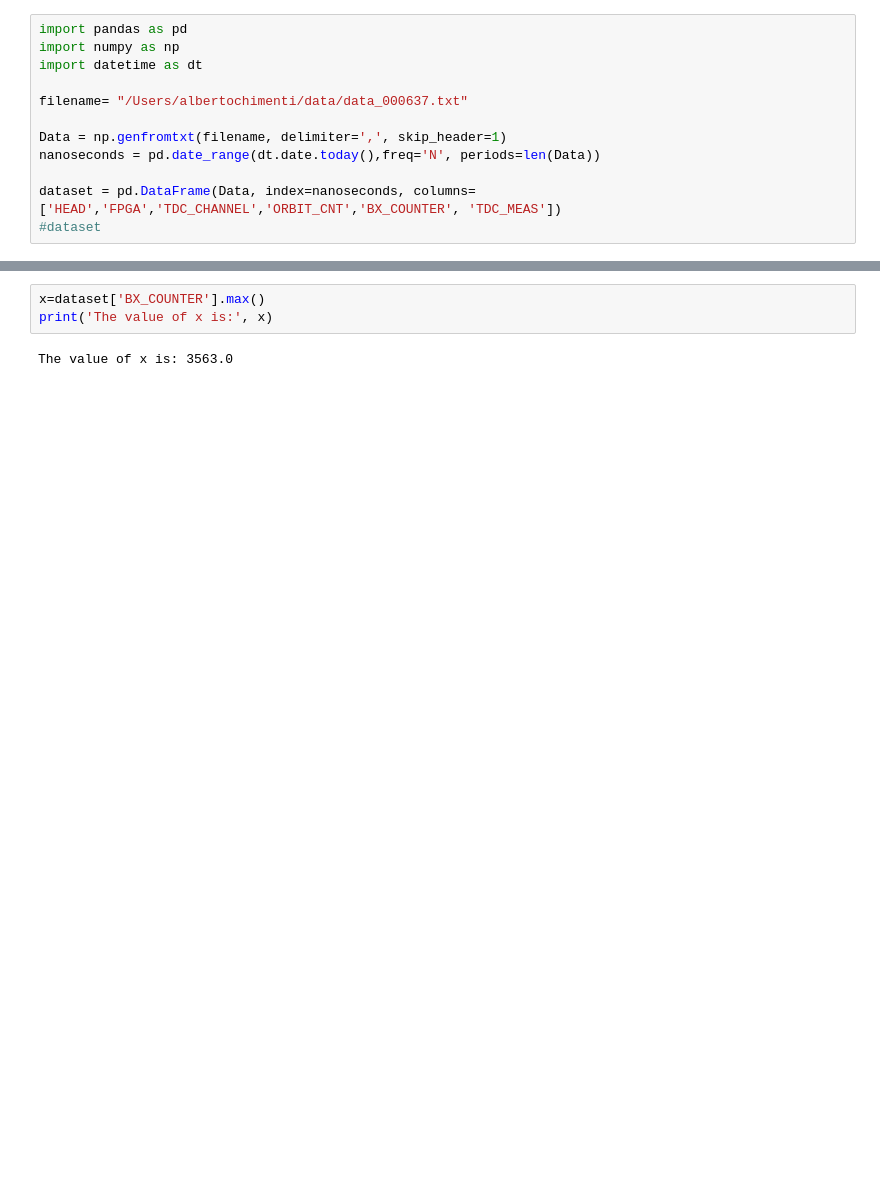
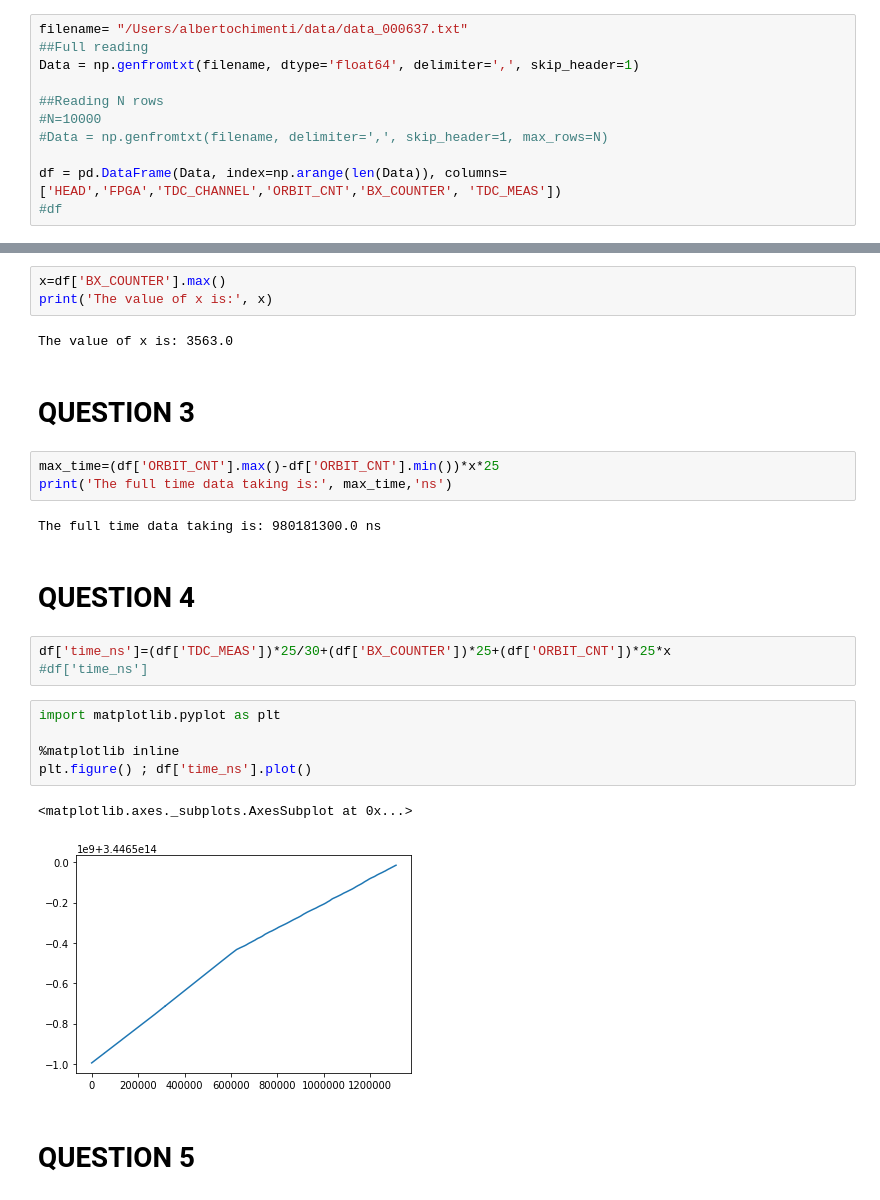
Before and after one commit to albchim/LaboratoryOfComputationalPhysics, a Jupyter notebook: 05ex_Pandas.ipynb, the cells around one changed output, grey strips where cells are left out. Saved outputs shown, nothing was run; the diff lists cells and outputs as text; blank space fills up the shorter version.

```diff
--- a/05ex_Pandas.ipynb
+++ b/05ex_Pandas.ipynb
@@ -23,12 +29,11 @@ In the following a series of exercises is proposed on a dataset containg timing
 # %%
-import pandas as pd
-import numpy as np
-import datetime as dt
+filename= "/Users/albertochimenti/data/data_000637.txt"
+##Full reading
+Data = np.genfromtxt(filename, dtype='float64', delimiter=',', skip_header=1)
 
-filename= "/Users/albertochimenti/data/data_000637.txt"
+##Reading N rows
+#N=10000
+#Data = np.genfromtxt(filename, delimiter=',', skip_header=1, max_rows=N)
 
-Data = np.genfromtxt(filename, delimiter=',', skip_header=1)
-nanoseconds = pd.date_range(dt.date.today(),freq='N', periods=len(Data))
-
-dataset = pd.DataFrame(Data, index=nanoseconds, columns=['HEAD','FPGA','TDC_CHANNEL','ORBIT_CNT','BX_COUNTER', 'TDC_MEAS'])
-#dataset
+df = pd.DataFrame(Data, index=np.arange(len(Data)), columns=['HEAD','FPGA','TDC_CHANNEL','ORBIT_CNT','BX_COUNTER', 'TDC_MEAS'])
+#df
@@ -39,5 +42,27 @@ Looking at the 'BX_COUNTER' maximum value we can estimate the update rate of the
 # %%
-x=dataset['BX_COUNTER'].max()
+x=df['BX_COUNTER'].max()
 print('The value of x is:', x)
 # %% [output]
 The value of x is: 3563.0
+# %% [markdown]
+# QUESTION 3
+# %%
+max_time=(df['ORBIT_CNT'].max()-df['ORBIT_CNT'].min())*x*25
+print('The full time data taking is:', max_time,'ns')
+# %% [output]
+The full time data taking is: 980181300.0 ns
+# %% [markdown]
+# QUESTION 4
+# %%
+df['time_ns']=(df['TDC_MEAS'])*25/30+(df['BX_COUNTER'])*25+(df['ORBIT_CNT'])*25*x
+#df['time_ns']
+# %%
+import matplotlib.pyplot as plt
+
+%matplotlib inline
+plt.figure() ; df['time_ns'].plot()
+# %% [output]
+<matplotlib.axes._subplots.AxesSubplot at 0x...>
+[figure, added]
+# %% [markdown]
+# QUESTION 5
```
Also changed, not shown: parts of 12 cells of this notebook, 1 other file.
